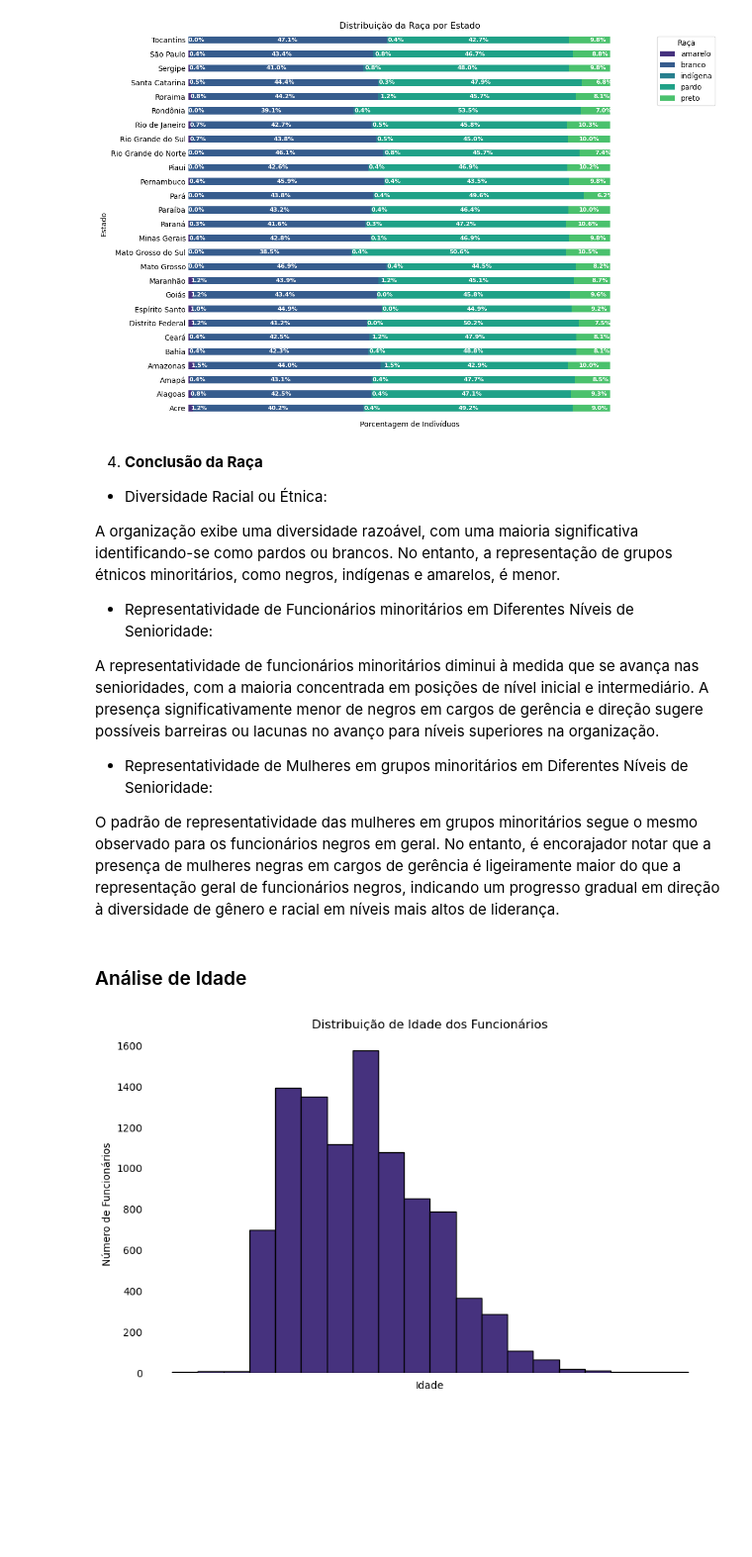
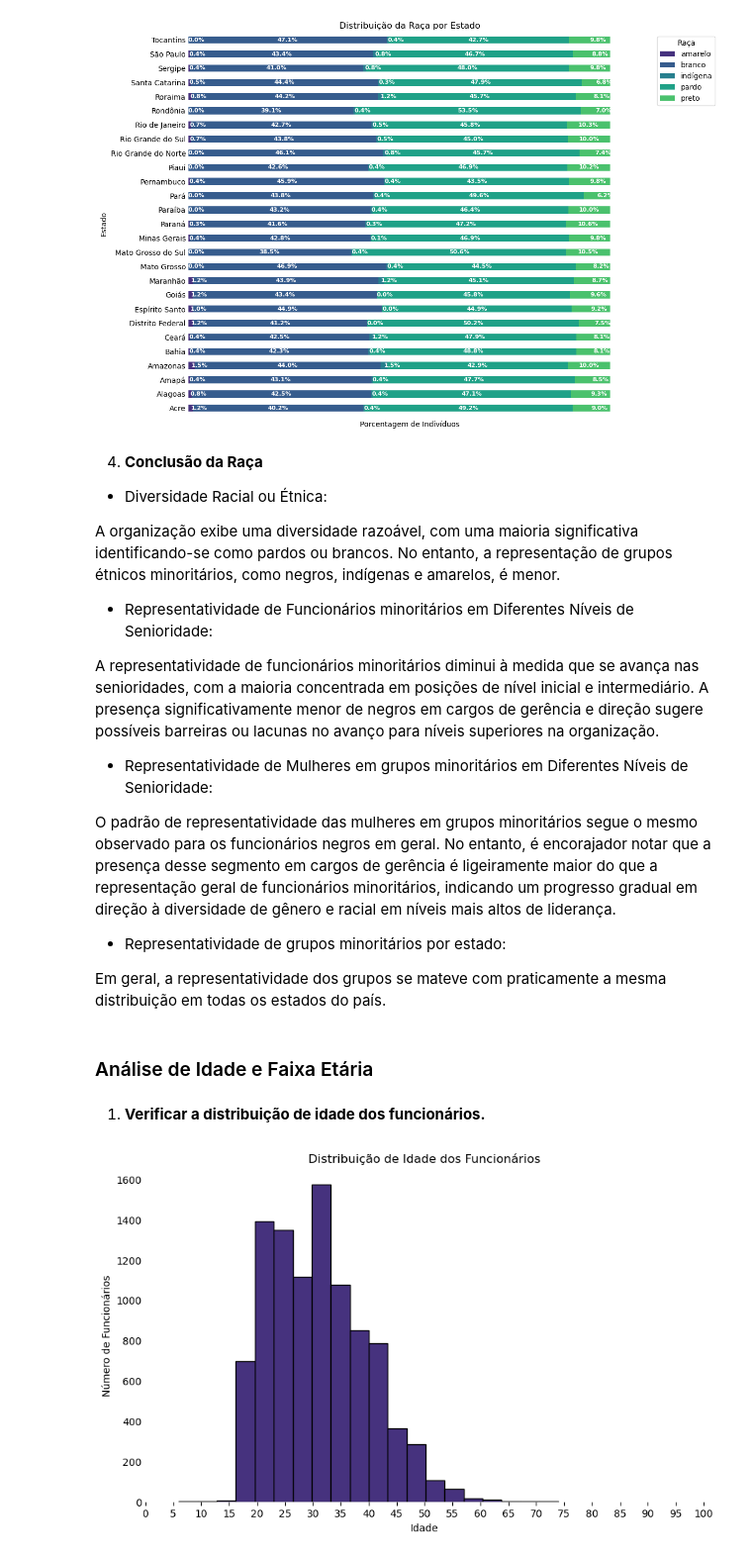
Before and after one commit to pedrolustosab/AdaHack-Dados, a Jupyter notebook: Análise Exploratória.ipynb, the cells around one changed output. Shown at 99% size. Cells and saved outputs as stored; diff of their text form; code cells hidden in the pictures; blank space fills up the shorter version.

Commit message:
Idade

```diff
--- a/Análise Exploratória.ipynb
+++ b/Análise Exploratória.ipynb
@@ -484,24 +484,33 @@ A representatividade de funcionários minoritários diminui à medida que se ava
 
 - Representatividade de Mulheres em grupos minoritários em Diferentes Níveis de Senioridade:
 
-O padrão de representatividade das mulheres em grupos minoritários segue o mesmo observado para os funcionários negros em geral. No entanto, é encorajador notar que a presença de mulheres negras em cargos de gerência é ligeiramente maior do que a representação geral de funcionários negros, indicando um progresso gradual em direção à diversidade de gênero e racial em níveis mais altos de liderança.
+O padrão de representatividade das mulheres em grupos minoritários segue o mesmo observado para os funcionários negros em geral. No entanto, é encorajador notar que a presença desse segmento em cargos de gerência é ligeiramente maior do que a representação geral de funcionários minoritários, indicando um progresso gradual em direção à diversidade de gênero e racial em níveis mais altos de liderança.
+
+- Representatividade de grupos minoritários por estado:
+
+Em geral, a representatividade dos grupos se mateve com praticamente a mesma distribuição em todas os estados do país.
 # %% [markdown]
-### Análise de Idade
+### Análise de Idade e Faixa Etária
+# %% [markdown]
+1. **Verificar a distribuição de idade dos funcionários.**
 # %%
 # Definir a paleta de cores Viridian
 sns.set_palette("viridis")
 
 # Plotando o histograma da distribuição de idade
 plt.figure(figsize=(10, 6))
 plt.hist(df['Idade'], bins=20, edgecolor='black')
 plt.box(False) # removendo as bordas
-plt.xticks([])
-plt.tick_params(axis='y', length= 0) # removendo o tick (-) do eixo y
+
+# Definindo os ticks do eixo x
+plt.xticks(range(0, 101, 5), labels=[str(i) for i in range(0, 101, 5)])
+
+plt.tick_params(axis='y', length=0) # removendo o tick (-) do eixo y
 
 plt.title('Distribuição de Idade dos Funcionários')
 plt.xlabel('Idade')
 plt.ylabel('Número de Funcionários')
 
 plt.show()
 # %% [output]
-[figure, old version]
+[figure, new version]
```
Also changed, not shown: parts of 4 cells of this notebook.
